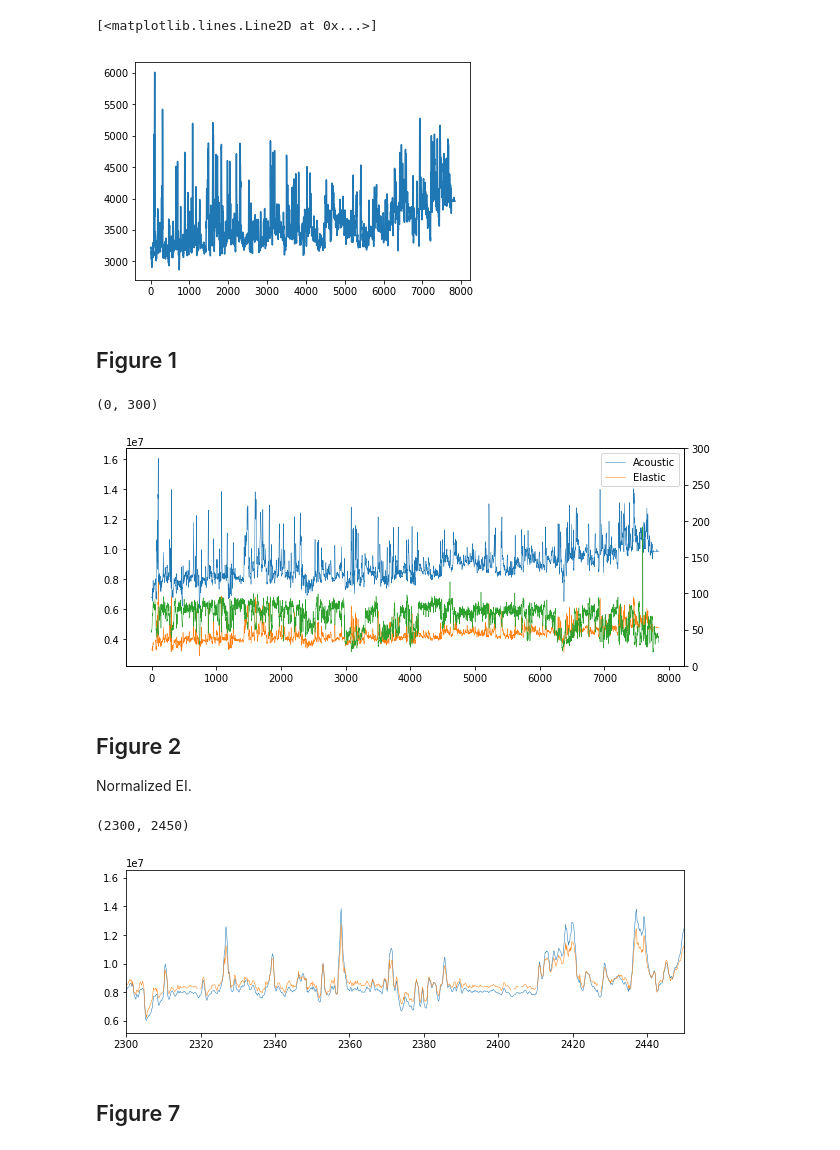
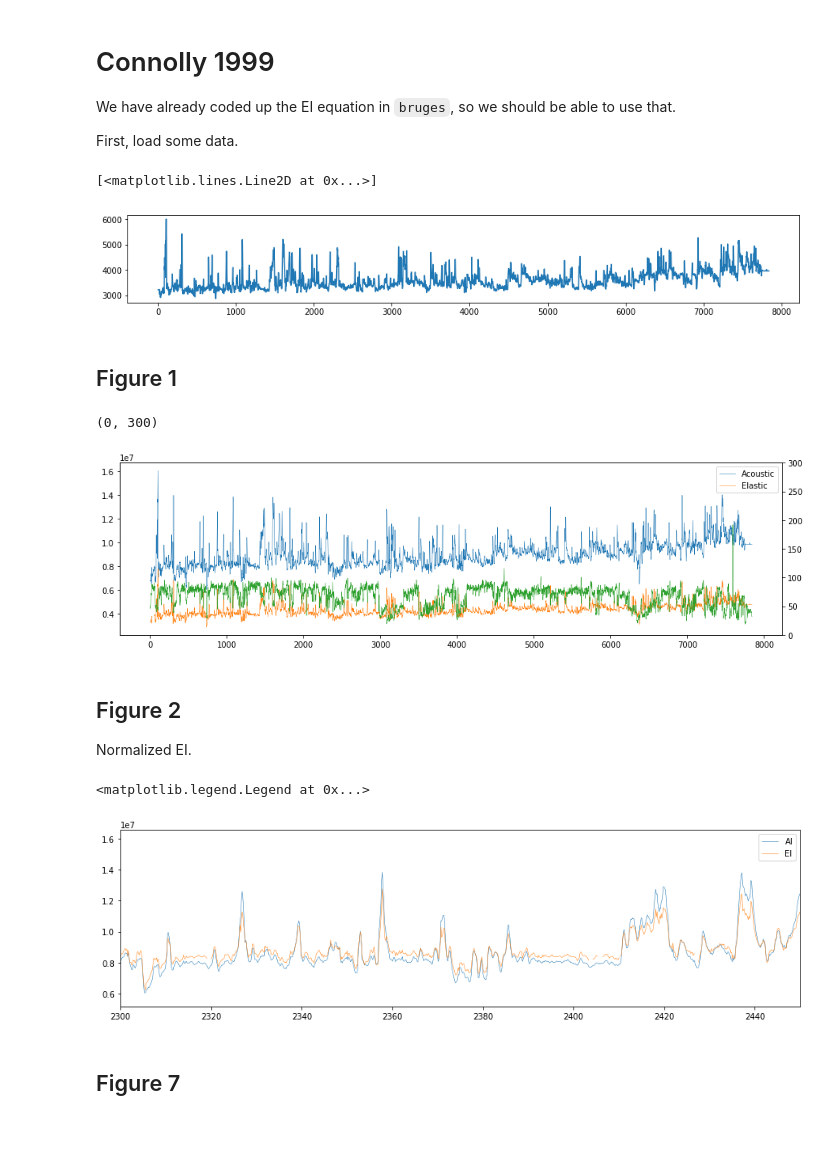
Before and after one commit to seg/repro-zoo-2018, a Jupyter notebook: connolly-1999/Figures.ipynb, the cells around one changed output. Drawn from its saved outputs; the diff is of its cells as text; code cells hidden in the pictures.

```diff
--- a/connolly-1999/Figures.ipynb
+++ b/connolly-1999/Figures.ipynb
@@ -7,7 +1,13 @@ import matplotlib.pyplot as plt
+# %% [markdown]
+# Connolly 1999
+
+We have already coded up the EI equation in `bruges`, so we should be able to use that.
+
+First, load some data.
 # %%
-import welly
+from welly import Well
 
-w = welly.Well.from_las("R-39.las")
+w = Well.from_las("R-39.las")
 # %%
 dtp = w.data['DT4P']
 rho = w.data['RHOB']
@@ -16,10 +16,14 @@ depth = dtp.basis
 
 vp = 1e6 / dtp
 vs = 1e6 / dts
-# %%
-plt.plot(vp)
-# %% [output]
-[<matplotlib.lines.Line2D at 0x...>]
-[figure, removed]
+# %%
+%matplotlib inline
+import matplotlib.pyplot as plt
+
+plt.figure(figsize=(15, 2))
+plt.plot(vp)
+# %% [output]
+[<matplotlib.lines.Line2D at 0x...>]
+[figure, added]
 # %% [markdown]
 ## Figure 1
@@ -27,18 +33,18 @@ plt.plot(vp)
 ai = vp * rho
 ei30 = bruges.rockphysics.elastic_impedance(vp, vs, rho, theta1=30, k=0.15)
 # %%
-fig, ax = plt.subplots(figsize=(10, 4))
+fig, ax = plt.subplots(figsize=(15, 4))
 
 ax.plot(vp * rho, lw=0.5, label="Acoustic")
 ax.plot(ei30, lw=0.5, label="Elastic")
 ax.legend()
 
 ax2 = ax.twinx()  # instantiate a second axes that shares the same x-axis
 ax2.plot(w.data['GR'], lw=0.5, c='C2', label='GR')
 ax2.set_ylim(0, 300)
 # %% [output]
 (0, 300)
-[figure, old version]
+[figure, new version]
 # %% [markdown]
 ## Figure 2
 
@@ -46,13 +52,14 @@ Normalized EI.
 # %%
 ei30 = bruges.rockphysics.elastic_impedance(vp, vs, rho, theta1=30, normalize=True)
 # %%
-plt.figure(figsize=(10, 3))
-plt.plot(depth, ai, lw=0.5)
-plt.plot(depth, ei30, lw=0.5)
+plt.figure(figsize=(15, 4))
+plt.plot(depth, ai, lw=0.5, label='AI')
+plt.plot(depth, ei30, lw=0.5, label='EI')
 plt.xlim(2300, 2450)
+plt.legend()
 # %% [output]
-(2300, 2450)
+<matplotlib.legend.Legend at 0x...>
-[figure, old version]
+[figure, new version]
 # %% [markdown]
 ## Figure 7
 # %%
```
Also changed, not shown: parts of 3 cells of this notebook, 6 other files.
